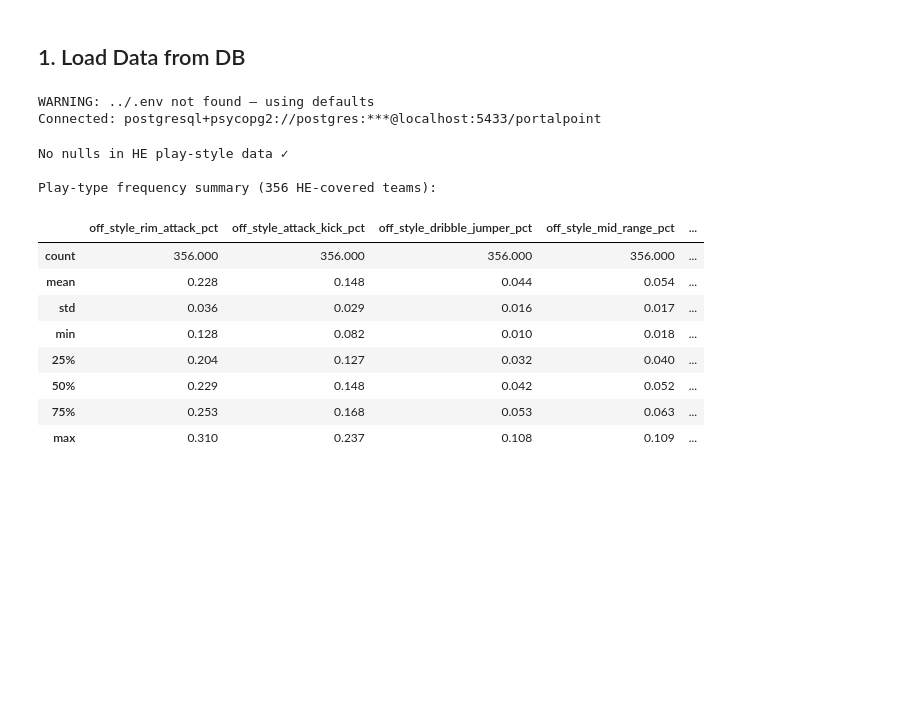
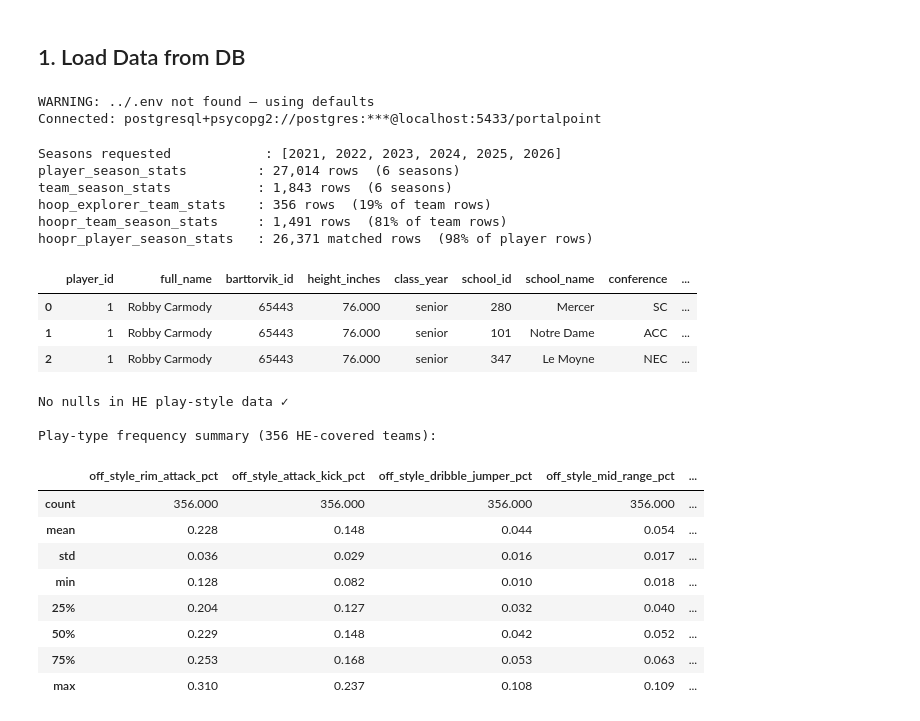
Before and after one commit to shanthg01/MIDS210-Capstone, a Jupyter notebook: notebooks/features/feature_eng_m1_m2_m3.ipynb, the cells around one changed output. Cells and saved outputs as stored; diff of their text form; code cells hidden in the pictures; blank space fills up the shorter version.

```diff
--- a/notebooks/features/feature_eng_m1_m2_m3.ipynb
+++ b/notebooks/features/feature_eng_m1_m2_m3.ipynb
@@ -150,38 +150,80 @@ WHERE he.season = ANY(:seasons)
 # Prerequisite: uv run python scripts/ingest_hoopr.py --season <year> (repeatable)
 HOOPR_TEAM_SQL = """
 SELECT
     h.school_id,
     h.season,
     h.pbp_possession_sec,
     h.pbp_rim_pct,
     h.pbp_three_pct,
     h.pbp_mid_pct,
     h.pbp_zone1_restricted_pct,
     h.pbp_zone2_mid_pct,
     h.pbp_zone3_corner3_pct,
     h.pbp_zone4_straight3_pct,
     h.pbp_zone5_wing3_pct,
     h.pbp_turnover_rate,
     h.pbp_transition_rate
 FROM hoopr_team_season_stats h
 WHERE h.season = ANY(:seasons)
   AND h.school_id IS NOT NULL
 """
 
+# hoopR player-level PBP features, matched rows only (player_id NULL rows are
+# unmatched ESPN athletes — excluded here, they can't join onto player_season_stats anyway)
+HOOPR_PLAYER_SQL = """
+SELECT
+    hp.player_id,
+    hp.season,
+    hp.match_confidence,
+    hp.pbp_rim_pct,
+    hp.pbp_three_pct,
+    hp.pbp_mid_pct,
+    hp.pbp_zone1_restricted_pct,
+    hp.pbp_zone2_mid_pct,
+    hp.pbp_zone3_corner3_pct,
+    hp.pbp_zone4_straight3_pct,
+    hp.pbp_zone5_wing3_pct,
+    hp.pbp_turnover_rate,
+    hp.pbp_transition_rate,
+    hp.pbp_clutch_ts_pct,
+    hp.pbp_assist_rate,
+    hp.shot_attempts_tracked,
+    hp.games_tracked,
+    hp.possessions_tracked
+FROM hoopr_player_season_stats hp
+WHERE hp.season = ANY(:seasons)
+  AND hp.player_id IS NOT NULL
+"""
+
 with engine.connect() as conn:
-    player_df = pd.read_sql_query(text(PLAYER_SQL),     conn, params={'seasons': SEASONS})
-    team_df   = pd.read_sql_query(text(TEAM_SQL),       conn, params={'seasons': SEASONS})
-    he_df     = pd.read_sql_query(text(HE_TEAM_SQL),    conn, params={'seasons': SEASONS})
-    hoopr_df  = pd.read_sql_query(text(HOOPR_TEAM_SQL), conn, params={'seasons': SEASONS})
+    player_df       = pd.read_sql_query(text(PLAYER_SQL),        conn, params={'seasons': SEASONS})
+    team_df         = pd.read_sql_query(text(TEAM_SQL),          conn, params={'seasons': SEASONS})
+    he_df           = pd.read_sql_query(text(HE_TEAM_SQL),       conn, params={'seasons': SEASONS})
+    hoopr_df        = pd.read_sql_query(text(HOOPR_TEAM_SQL),    conn, params={'seasons': SEASONS})
+    hoopr_player_df = pd.read_sql_query(text(HOOPR_PLAYER_SQL),  conn, params={'seasons': SEASONS})
 
 print(f'Seasons requested            : {SEASONS}')
 print(f'player_season_stats         : {len(player_df):,} rows  ({player_df["season"].nunique()} seasons)')
 print(f'team_season_stats           : {len(team_df):,} rows  ({team_df["season"].nunique()} seasons)')
 print(f'hoop_explorer_team_stats    : {len(he_df):,} rows  ({len(he_df)/max(len(team_df),1):.0%} of team rows)')
 print(f'hoopr_team_season_stats     : {len(hoopr_df):,} rows  ({len(hoopr_df)/max(len(team_df),1):.0%} of team rows)')
+print(f'hoopr_player_season_stats   : {len(hoopr_player_df):,} matched rows  ({len(hoopr_player_df)/max(len(player_df),1):.0%} of player rows)')
 if len(hoopr_df) == 0:
-    print('  ↳ hoopR table empty — run: uv run python scripts/ingest_hoopr.py --season <year>')
+    print('  ↳ hoopR team table empty — run: uv run python scripts/ingest_hoopr.py --season <year>')
+if len(hoopr_player_df) == 0:
+    print('  ↳ hoopR player table empty — run: uv run python scripts/ingest_hoopr.py --season <year>')
 player_df.head(3)
+# %% [output]
+Seasons requested            : [2021, 2022, 2023, 2024, 2025, 2026]
+player_season_stats         : 27,014 rows  (6 seasons)
+team_season_stats           : 1,843 rows  (6 seasons)
+hoop_explorer_team_stats    : 356 rows  (19% of team rows)
+hoopr_team_season_stats     : 1,491 rows  (81% of team rows)
+hoopr_player_season_stats   : 26,371 matched rows  (98% of player rows)
+|  | player_id | full_name | barttorvik_id | height_inches | class_year | school_id | school_name | conference | ... |
+| 0 | 1 | Robby Carmody | 65443 | 76.000 | senior | 280 | Mercer | SC | ... |
+| 1 | 1 | Robby Carmody | 65443 | 76.000 | senior | 101 | Notre Dame | ACC | ... |
+| 2 | 1 | Robby Carmody | 65443 | 76.000 | senior | 347 | Le Moyne | NEC | ... |
 # %%
 # HE play-type columns loaded from DB
 HE_STYLE_COLS = [
```
Also changed, not shown: parts of 22 cells of this notebook, 8 other files.
